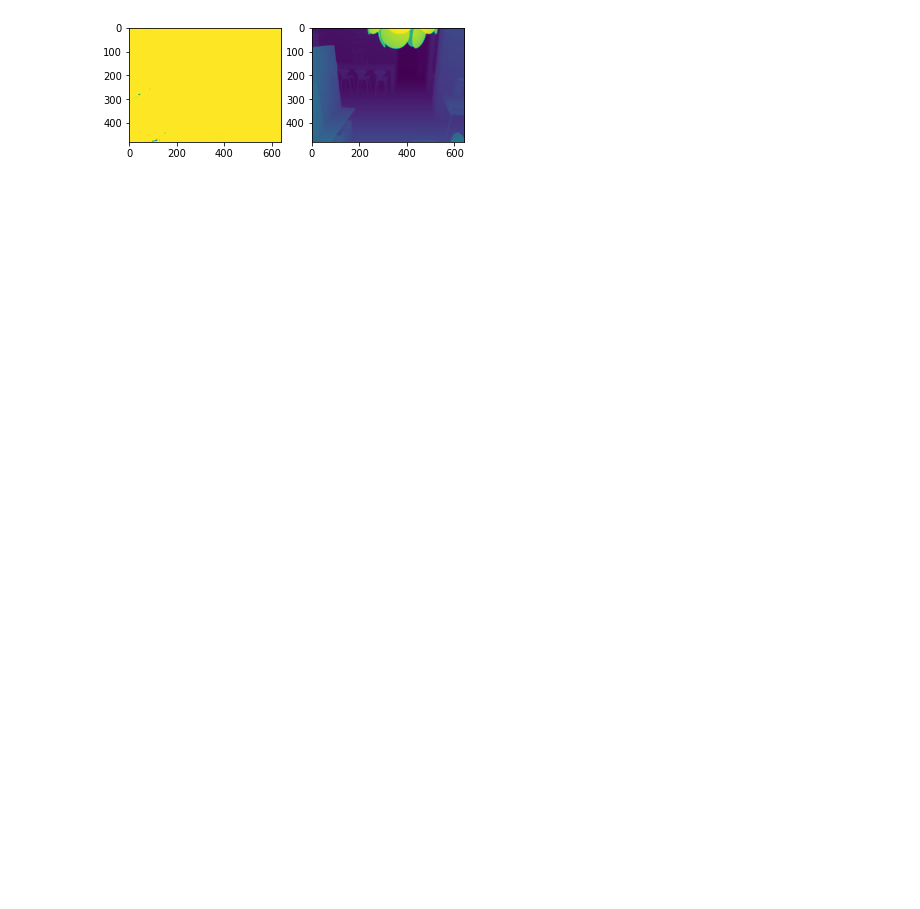
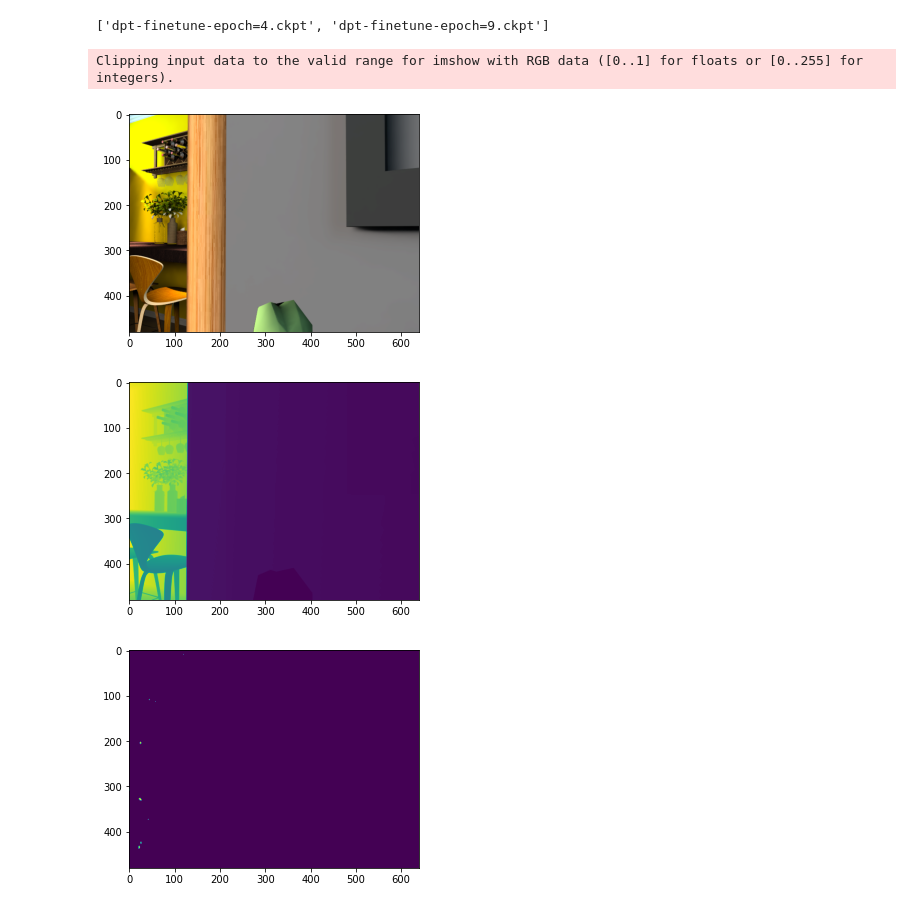
Before and after one commit to chriswxho/dynamic-inference, a Jupyter notebook: eval_dpt.ipynb, the cells around one changed output. Saved outputs shown, nothing was run; the diff lists cells and outputs as text; code cells hidden in the pictures; blank space fills up the shorter version.

Commit message:
Added evaluation notebook for training checkpoints

```diff
--- a/eval_dpt.ipynb
+++ b/eval_dpt.ipynb
@@ -40,8 +46,13 @@ if k8s:
     os.chdir('/')
 # %%
 # select a checkpoint path based on the ones available
-ckpts = os.listdir(checkpoint_path)
-print(ckpts)
+ckpts = os.listdir(checkpoint_dir)
+sorted(ckpts, key=lambda x: int(re.findall(r'\d+', x)[0]))
+# %% [output]
+['dpt-finetune-epoch=4.ckpt', 'dpt-finetune-epoch=9.ckpt']
+# %%
+chosen_ckpt = ckpts[0]
+checkpoint_path = os.path.join(checkpoint_dir, chosen_ckpt)
 # %%
 model = InteriorNetDPT(batch_size=1,
                        lr=0,
@@ -63,11 +64,40 @@ if 'st-' in os.listdir():
+# %%
+dataset = InteriorNetDataset(dataset_path, split='val',
+                             transform='default', no_folds=True)
+
+loader = DataLoader(dataset, batch_size=model.hparams.batch_size)
+
+metrics = DepthMetrics()
+
+epoch_num = re.findall(r'\d+', chosen_ckpt)[0]
+if f'st-{epoch_num}.pt' in os.listdir(os.path.dirname(checkpoint_dir)):
+    st = torch.load(os.path.join(os.path.dirname(checkpoint_dir), f'st-{epoch_num}.pt'))
+    if st['s'][0].numel() == 1:
+        s,t = torch.tensor(st['s']).mean(0), torch.tensor(st['t']).mean(0)
+    else:
+        s,t = torch.cat(st['s']).reshape(-1, *list(st['s'][0].shape)), torch.cat(st['t']).reshape(-1, *list(st['t'][0].shape))
+    s,t = s.to(device), t.to(device)
+else:
+    st = None
 # %%
 with torch.no_grad():
-    for im, depth in loader:
-        im, depth = im.to(device), depth.to(device)
-        out = model(im.unsqueeze(0))
-        acc = metrics(out, depth) # val_
-        plt.imshow()
+    for batch in loader:
+        im, depth = batch['image'].to(device), batch['depth'].to(device)
+        out = model(im)
 
-plt.show()
+#         print(out.mean())
+#         acc = metrics(out, depth, st=(s,t) if st else None) # val_
+#         print(acc)
+
+        plt.imshow(im.squeeze(0).permute([1,2,0]).cpu())
+        plt.show()
+        plt.imshow(depth.squeeze(0).cpu())
+        plt.show()
+        plt.imshow(out.squeeze(0).cpu())
+        plt.show()
+        break
 # %% [output]
+Clipping input data to the valid range for imshow with RGB data ([0..1] for floats or [0..255] for integers).
-[figure, old version]
+[figure, new version]
+[figure, added]
+[figure, added]
```
Also changed, not shown: parts of 4 cells of this notebook, 3 other files.
